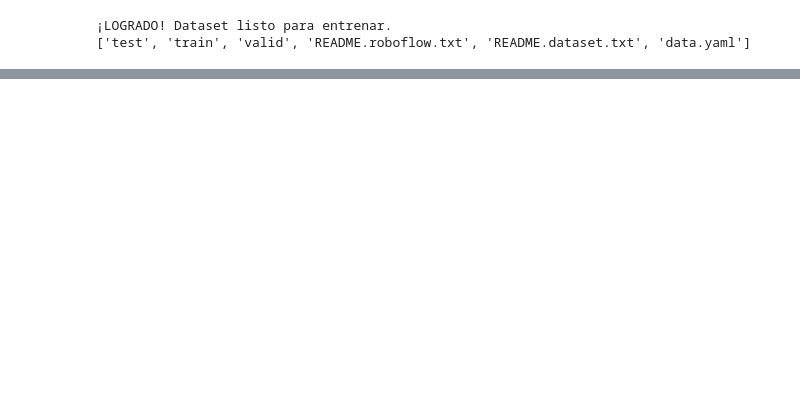
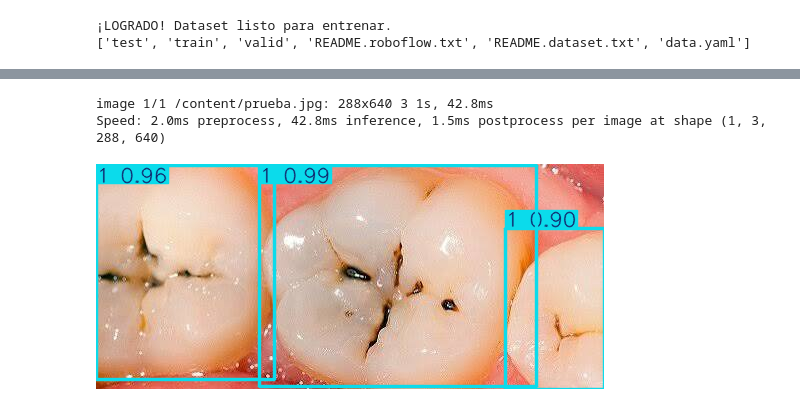
Before and after one commit to VaneCamposGuzman/Caries, a Jupyter notebook: Entrenamiento_Caries_YOLO.ipynb, the cells around one changed output, grey strips where cells are left out. Saved outputs shown, nothing was run; the diff lists cells and outputs as text; code cells hidden in the pictures; blank space fills up the shorter version.

Commit message:
Se subio la foto de prueba, en el que el modelo detecta las caries de la foto

```diff
--- a/Entrenamiento_Caries_YOLO.ipynb
+++ b/Entrenamiento_Caries_YOLO.ipynb
@@ -39,0 +71,20 @@ print(os.listdir(ruta_destino))
+# %%
+from ultralytics import YOLO
+import cv2
+from google.colab.patches import cv2_imshow
+
+# 1. Cargamos TU modelo ya entrenado (el que está en train-2)
+model_entrenado = YOLO("/content/runs/detect/train-2/weights/best.pt")
+
+# 2. Hacemos la predicción sobre la imagen que subiste
+# (Cambia 'prueba_caries.jpg' por el nombre real de tu archivo)
+resultados = model_entrenado.predict(source="/content/prueba.jpg", conf=0.5)
+
+# 3. Mostramos el resultado con los cuadros delimitadores en pantalla
+for r in resultados:
+    im_bgr = r.plot()  # Dibuja los cuadros de las caries detectadas
+    cv2_imshow(im_bgr) # Muestra la imagen final aquí en Colab
+# %% [output]
+image 1/1 /content/prueba.jpg: 288x640 3 1s, 42.8ms
+Speed: 2.0ms preprocess, 42.8ms inference, 1.5ms postprocess per image at shape (1, 3, 288, 640)
+[figure, added]
```
Also changed, not shown: parts of 1 cell of this notebook.
